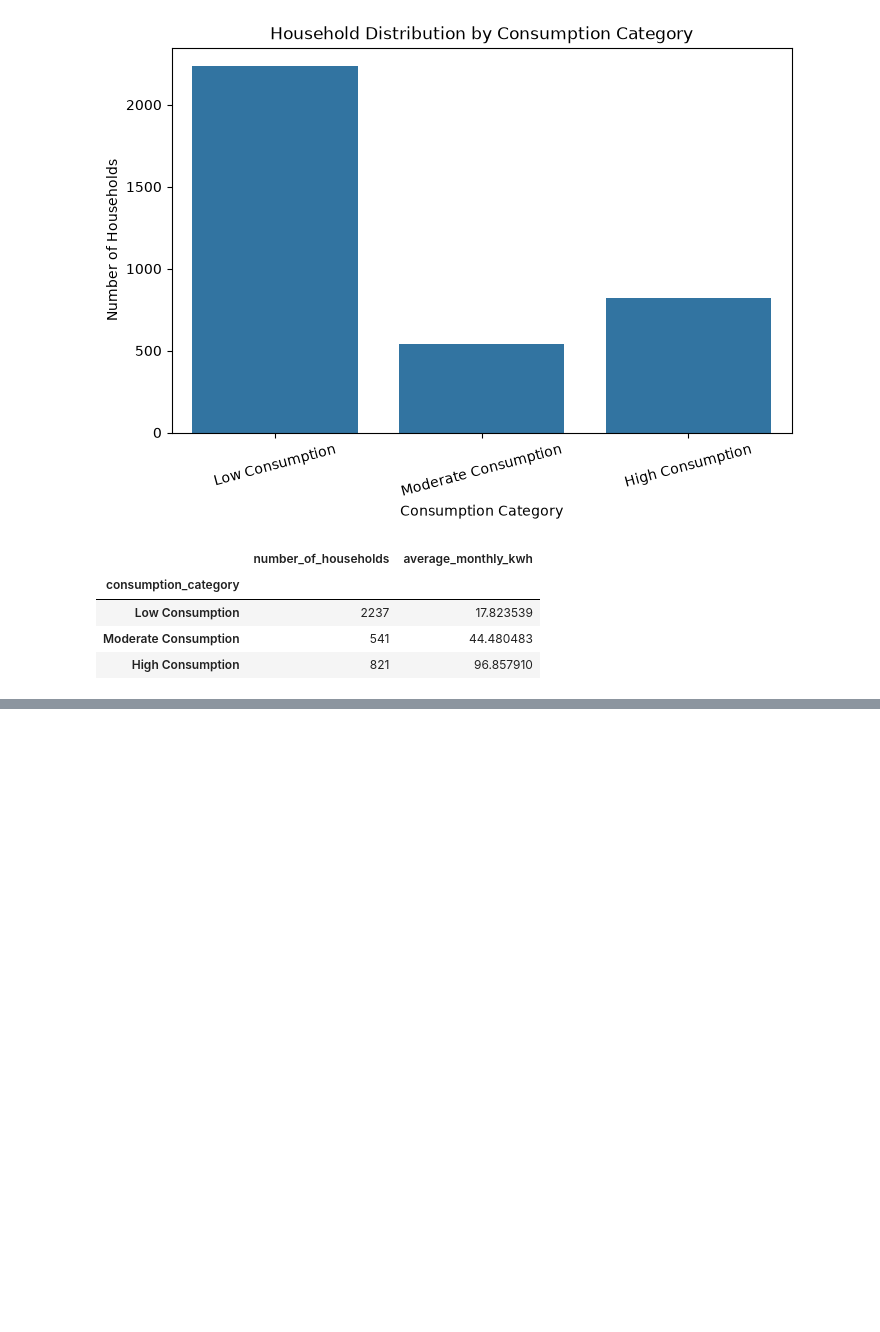
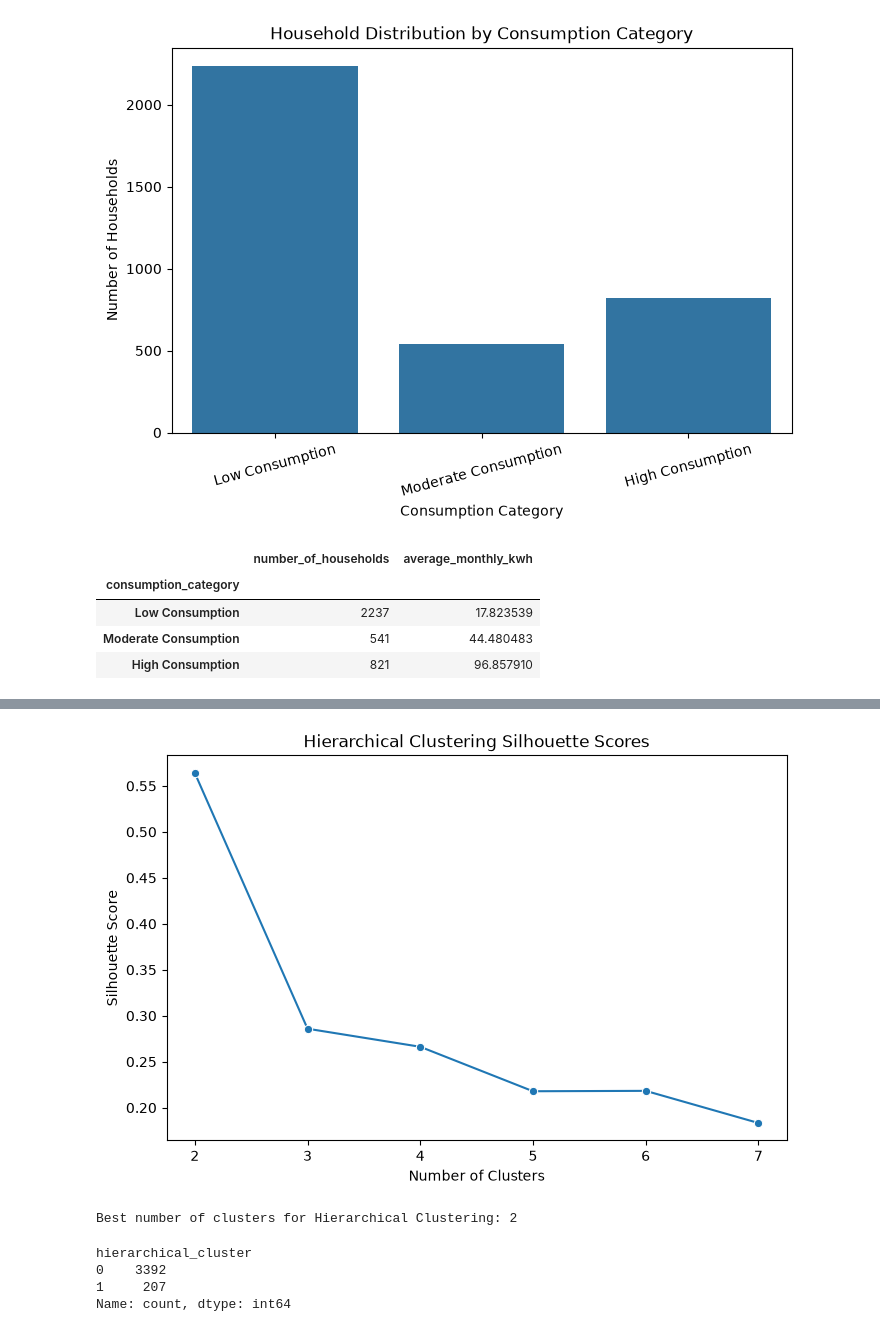
Before and after one commit to Paddyrey/TechCrush-Capstone-Group-11-Project, a Jupyter notebook: notebooks/Model_Test_Train.ipynb, the cells around one changed output, grey strips where cells are left out. Cells and saved outputs as stored; diff of their text form; code cells hidden in the pictures; blank space fills up the shorter version.

```diff
--- a/notebooks/Model_Test_Train.ipynb
+++ b/notebooks/Model_Test_Train.ipynb
@@ -715,0 +829,23 @@ category_summary
+# %%
+# Hierarchical Clustering Silhouette Scores
+
+hierarchical_scores = []
+
+for k in k_values:
+    hierarchical = AgglomerativeClustering(
+        n_clusters=k,
+        linkage='ward'
+    )
+
+    labels = hierarchical.fit_predict(cluster_scaled)
+
+    score = silhouette_score(cluster_scaled, labels)
+
+    hierarchical_scores.append(score)
+
+hierarchical_score_df = pd.DataFrame({
+    'Number of Clusters': list(k_values),
+    'Silhouette Score': hierarchical_scores
+})
+
+hierarchical_score_df
@@ -715,0 +860,45 @@ category_summary
+# %%
+# Hierarchical Silhouette Score Plot
+
+plt.figure(figsize=(8, 5))
+
+sns.lineplot(
+    data=hierarchical_score_df,
+    x='Number of Clusters',
+    y='Silhouette Score',
+    marker='o'
+)
+
+plt.title("Hierarchical Clustering Silhouette Scores")
+plt.xlabel("Number of Clusters")
+plt.ylabel("Silhouette Score")
+
+plt.show()
+# %% [output]
+[figure, added]
+# %%
+# Train Final Hierarchical Model
+
+best_hierarchical_k = hierarchical_score_df.sort_values(
+    by='Silhouette Score',
+    ascending=False
+).iloc[0]['Number of Clusters']
+
+best_hierarchical_k = int(best_hierarchical_k)
+
+print("Best number of clusters for Hierarchical Clustering:", best_hierarchical_k)
+
+final_hierarchical = AgglomerativeClustering(
+    n_clusters=best_hierarchical_k,
+    linkage='ward'
+)
+
+energy_df['hierarchical_cluster'] = final_hierarchical.fit_predict(cluster_scaled)
+
+energy_df['hierarchical_cluster'].value_counts()
+# %% [output]
+Best number of clusters for Hierarchical Clustering: 2
+hierarchical_cluster
+0    3392
+1     207
+Name: count, dtype: int64
```
Also changed, not shown: parts of 55 cells of this notebook.
